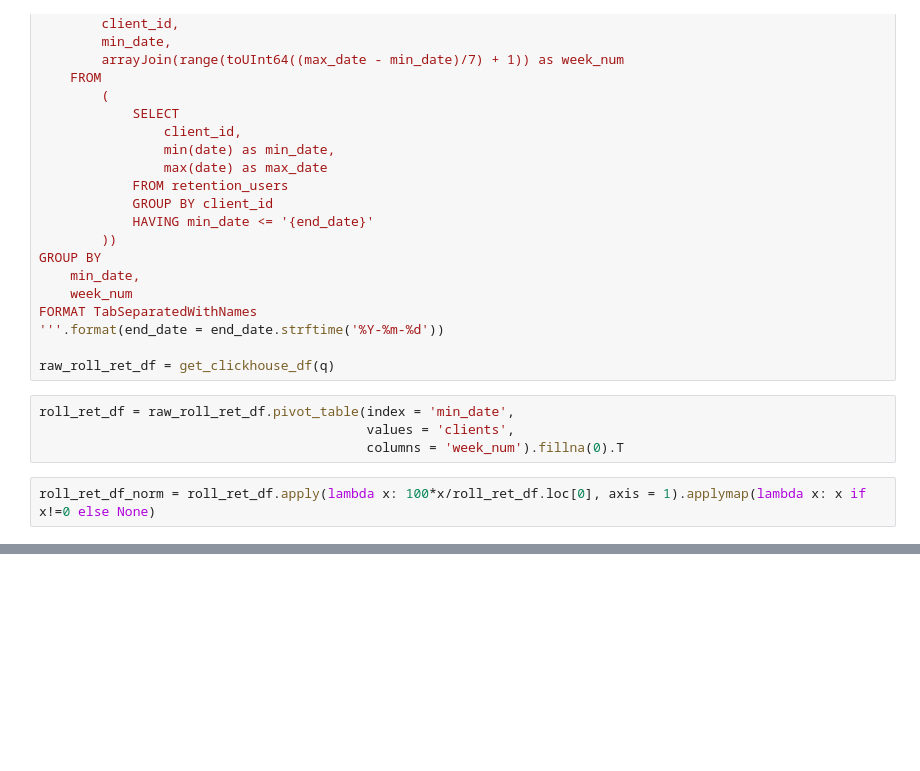
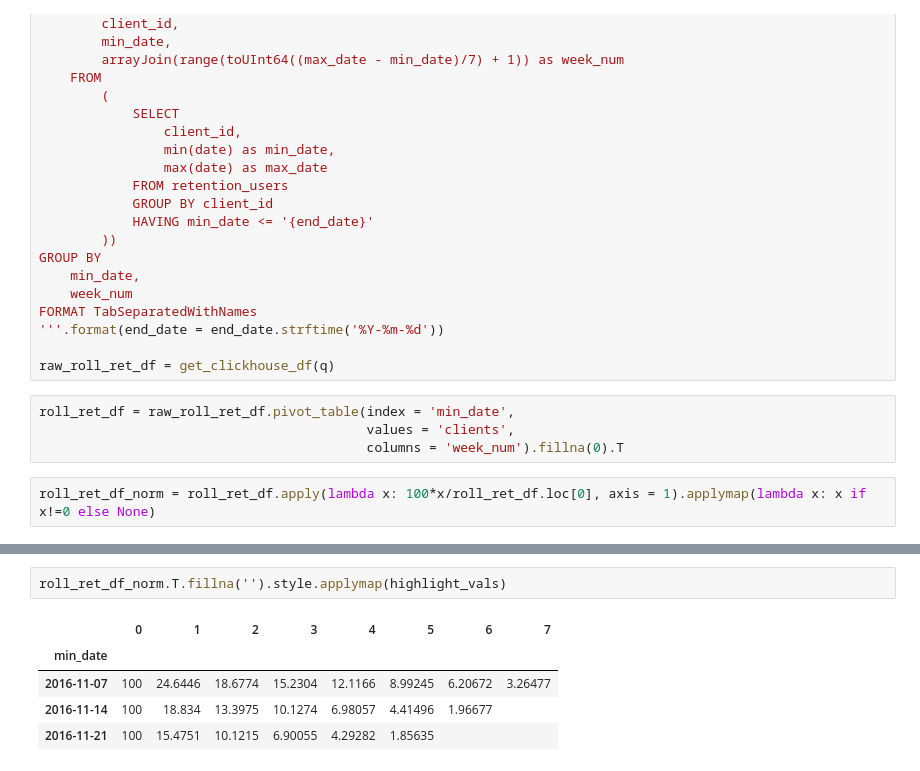
Before and after one commit to miptgirl/retentions, a Jupyter notebook: retentions.ipynb, the cells around one changed output, grey strips where cells are left out. Drawn from its saved outputs; the diff is of its cells as text; blank space fills up the shorter version.

```diff
--- a/retentions.ipynb
+++ b/retentions.ipynb
@@ -223,3 +262,11 @@ roll_ret_df_norm = roll_ret_df.apply(lambda x: 100*x/roll_ret_df.loc[0], axis =
 plotly_df(roll_ret_df_norm)
 # %% [output]
 [interactive output not drawn]
+# %%
+roll_ret_df_norm.T.fillna('').style.applymap(highlight_vals)
+# %% [output]
+|  | 0 | 1 | 2 | 3 | 4 | 5 | 6 | 7 |
+| min_date |  |  |  |  |  |  |  |  |
+| 2016-11-07 | 100 | 24.6446 | 18.6774 | 15.2304 | 12.1166 | 8.99245 | 6.20672 | 3.26477 |
+| 2016-11-14 | 100 | 18.834 | 13.3975 | 10.1274 | 6.98057 | 4.41496 | 1.96677 |  |
+| 2016-11-21 | 100 | 15.4751 | 10.1215 | 6.90055 | 4.29282 | 1.85635 |  |  |
```
Also changed, not shown: parts of 5 cells of this notebook.
